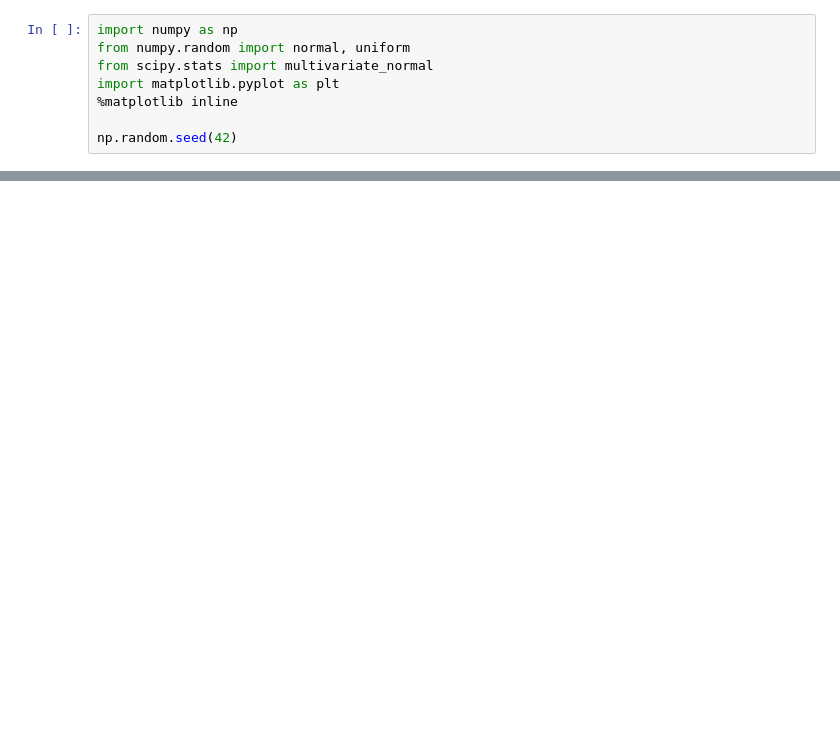
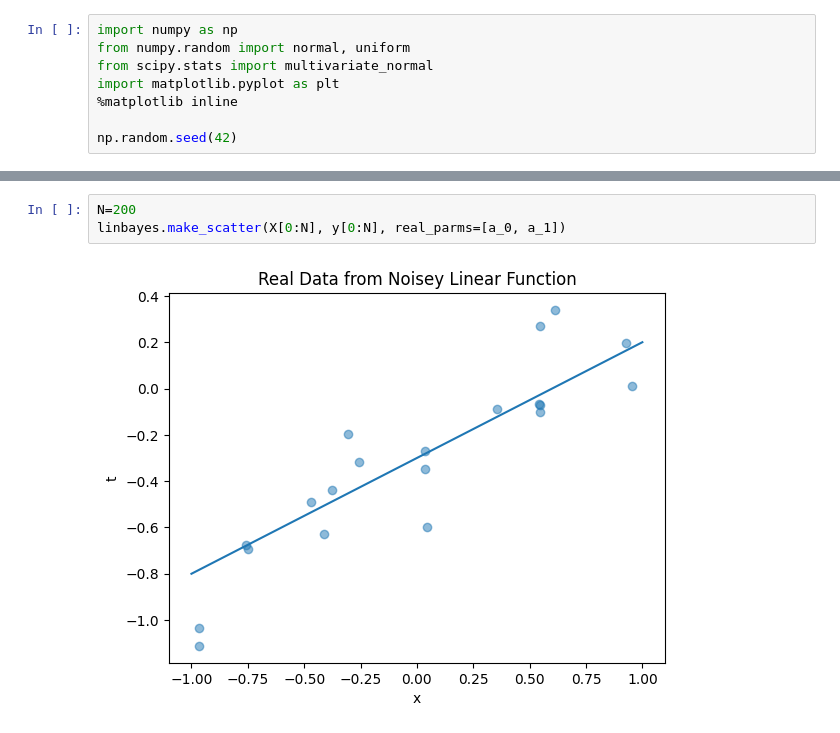
Before and after one commit to lizocf/bayesian-ece-474, a Jupyter notebook: 2-linear-regression/bayes-lin-reg.ipynb, the cells around one changed output, grey strips where cells are left out. Drawn from its saved outputs; the diff is of its cells as text; blank space fills up the shorter version.

```diff
--- a/2-linear-regression/bayes-lin-reg.ipynb
+++ b/2-linear-regression/bayes-lin-reg.ipynb
@@ -143,0 +217,5 @@ class LinearBayes(object):
+# %%
+N=200
+linbayes.make_scatter(X[0:N], y[0:N], real_parms=[a_0, a_1])
+# %% [output]
+[figure, added]
```
Also changed, not shown: parts of 12 cells of this notebook, 2 other files.
